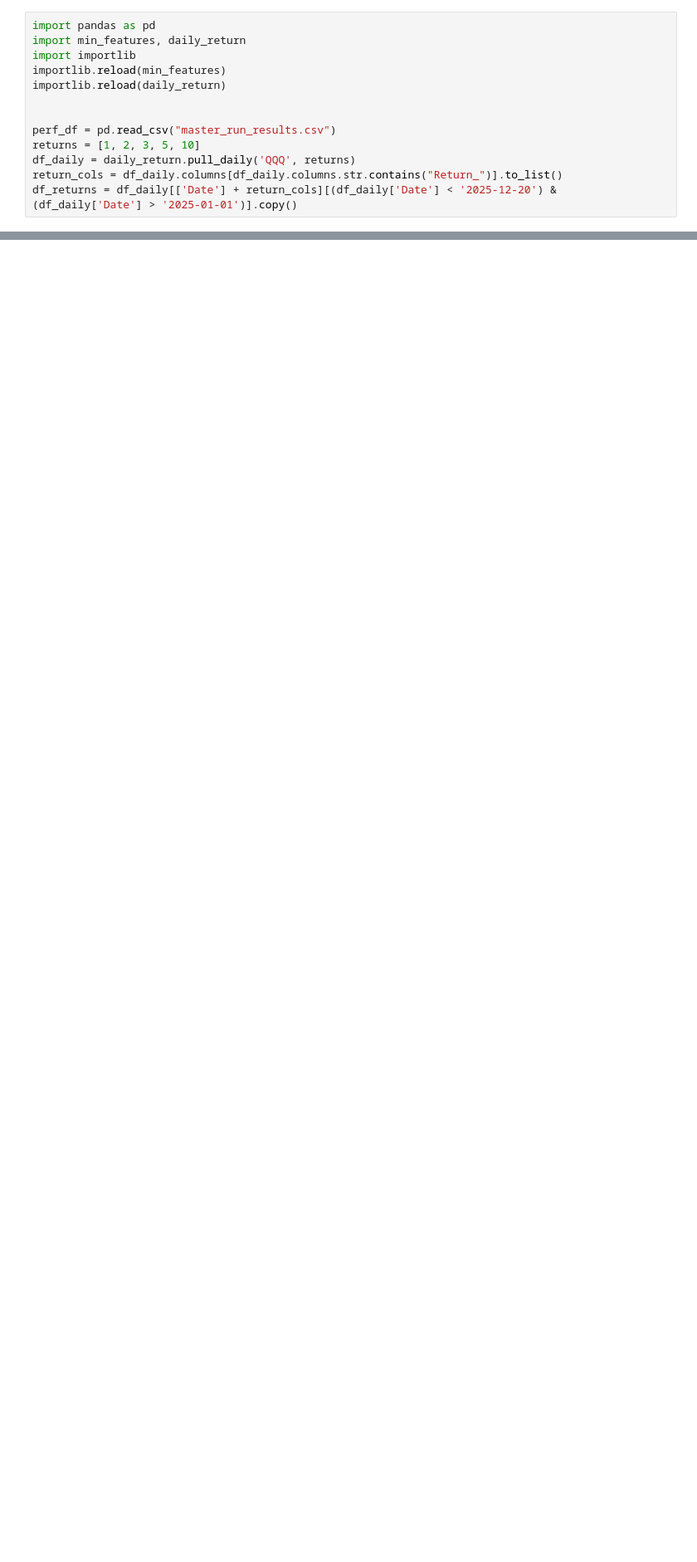
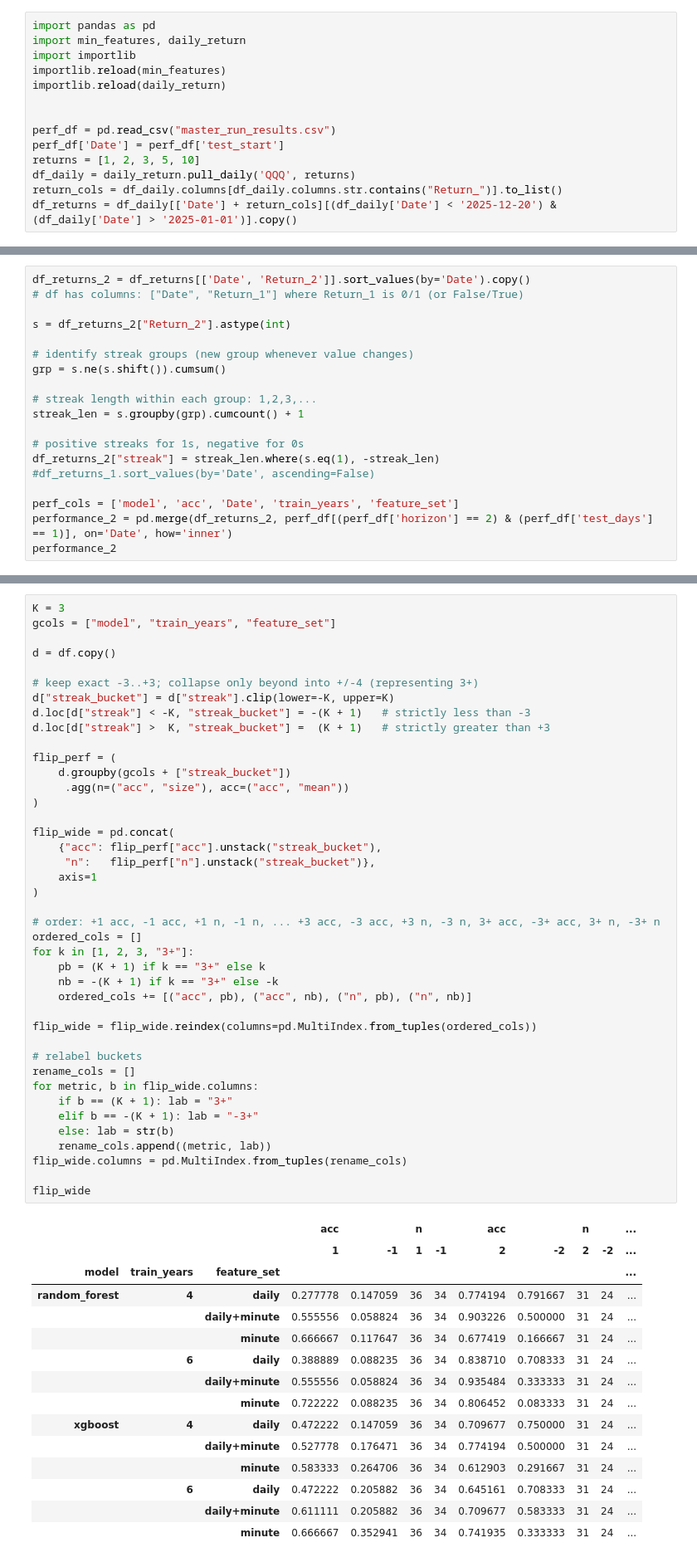
Before and after one commit to bchase17/Fracturion, a Jupyter notebook: Intraday_Model_Pipeline/performance_assessment.ipynb, the cells around one changed output, grey strips where cells are left out. Shown at 83% size. Cells and saved outputs as stored; diff of their text form; blank space fills up the shorter version.

Commit message:
performance based on streak

```diff
--- a/Intraday_Model_Pipeline/performance_assessment.ipynb
+++ b/Intraday_Model_Pipeline/performance_assessment.ipynb
@@ -7,6 +7,7 @@ importlib.reload(daily_return)
 
 
 perf_df = pd.read_csv("master_run_results.csv")
+perf_df['Date'] = perf_df['test_start']
 returns = [1, 2, 3, 5, 10]
 df_daily = daily_return.pull_daily('QQQ', returns)
 return_cols = df_daily.columns[df_daily.columns.str.contains("Return_")].to_list()
@@ -29,0 +15,19 @@ perf_df
+# %%
+df_returns_2 = df_returns[['Date', 'Return_2']].sort_values(by='Date').copy()
+# df has columns: ["Date", "Return_1"] where Return_1 is 0/1 (or False/True)
+
+s = df_returns_2["Return_2"].astype(int)
+
+# identify streak groups (new group whenever value changes)
+grp = s.ne(s.shift()).cumsum()
+
+# streak length within each group: 1,2,3,...
+streak_len = s.groupby(grp).cumcount() + 1
+
+# positive streaks for 1s, negative for 0s
+df_returns_2["streak"] = streak_len.where(s.eq(1), -streak_len)
+#df_returns_1.sort_values(by='Date', ascending=False)
+
+perf_cols = ['model', 'acc', 'Date', 'train_years', 'feature_set']
+performance_2 = pd.merge(df_returns_2, perf_df[(perf_df['horizon'] == 2) & (perf_df['test_days'] == 1)], on='Date', how='inner')
+performance_2
@@ -29,0 +118,57 @@ perf_df
+# %%
+K = 3
+gcols = ["model", "train_years", "feature_set"]
+
+d = df.copy()
+
+# keep exact -3..+3; collapse only beyond into +/-4 (representing 3+)
+d["streak_bucket"] = d["streak"].clip(lower=-K, upper=K)
+d.loc[d["streak"] < -K, "streak_bucket"] = -(K + 1)   # strictly less than -3
+d.loc[d["streak"] >  K, "streak_bucket"] =  (K + 1)   # strictly greater than +3
+
+flip_perf = (
+    d.groupby(gcols + ["streak_bucket"])
+     .agg(n=("acc", "size"), acc=("acc", "mean"))
+)
+
+flip_wide = pd.concat(
+    {"acc": flip_perf["acc"].unstack("streak_bucket"),
+     "n":   flip_perf["n"].unstack("streak_bucket")},
+    axis=1
+)
+
+# order: +1 acc, -1 acc, +1 n, -1 n, ... +3 acc, -3 acc, +3 n, -3 n, 3+ acc, -3+ acc, 3+ n, -3+ n
+ordered_cols = []
+for k in [1, 2, 3, "3+"]:
+    pb = (K + 1) if k == "3+" else k
+    nb = -(K + 1) if k == "3+" else -k
+    ordered_cols += [("acc", pb), ("acc", nb), ("n", pb), ("n", nb)]
+
+flip_wide = flip_wide.reindex(columns=pd.MultiIndex.from_tuples(ordered_cols))
+
+# relabel buckets
+rename_cols = []
+for metric, b in flip_wide.columns:
+    if b == (K + 1): lab = "3+"
+    elif b == -(K + 1): lab = "-3+"
+    else: lab = str(b)
+    rename_cols.append((metric, lab))
+flip_wide.columns = pd.MultiIndex.from_tuples(rename_cols)
+
+flip_wide
+# %% [output]
+|  |  |  | acc |  | n |  | acc |  | n |  | ... |
+|  |  |  | 1 | -1 | 1 | -1 | 2 | -2 | 2 | -2 | ... |
+| model | train_years | feature_set |  |  |  |  |  |  |  |  | ... |
+| random_forest | 4 | daily | 0.277778 | 0.147059 | 36 | 34 | 0.774194 | 0.791667 | 31 | 24 | ... |
+|  |  | daily+minute | 0.555556 | 0.058824 | 36 | 34 | 0.903226 | 0.500000 | 31 | 24 | ... |
+|  |  | minute | 0.666667 | 0.117647 | 36 | 34 | 0.677419 | 0.166667 | 31 | 24 | ... |
+|  | 6 | daily | 0.388889 | 0.088235 | 36 | 34 | 0.838710 | 0.708333 | 31 | 24 | ... |
+|  |  | daily+minute | 0.555556 | 0.058824 | 36 | 34 | 0.935484 | 0.333333 | 31 | 24 | ... |
+|  |  | minute | 0.722222 | 0.088235 | 36 | 34 | 0.806452 | 0.083333 | 31 | 24 | ... |
+| xgboost | 4 | daily | 0.472222 | 0.147059 | 36 | 34 | 0.709677 | 0.750000 | 31 | 24 | ... |
+|  |  | daily+minute | 0.527778 | 0.176471 | 36 | 34 | 0.774194 | 0.500000 | 31 | 24 | ... |
+|  |  | minute | 0.583333 | 0.264706 | 36 | 34 | 0.612903 | 0.291667 | 31 | 24 | ... |
+|  | 6 | daily | 0.472222 | 0.205882 | 36 | 34 | 0.645161 | 0.708333 | 31 | 24 | ... |
+|  |  | daily+minute | 0.611111 | 0.205882 | 36 | 34 | 0.709677 | 0.583333 | 31 | 24 | ... |
+|  |  | minute | 0.666667 | 0.352941 | 36 | 34 | 0.741935 | 0.333333 | 31 | 24 | ... |
```
Also changed, not shown: parts of 5 cells of this notebook, 2 other files.
